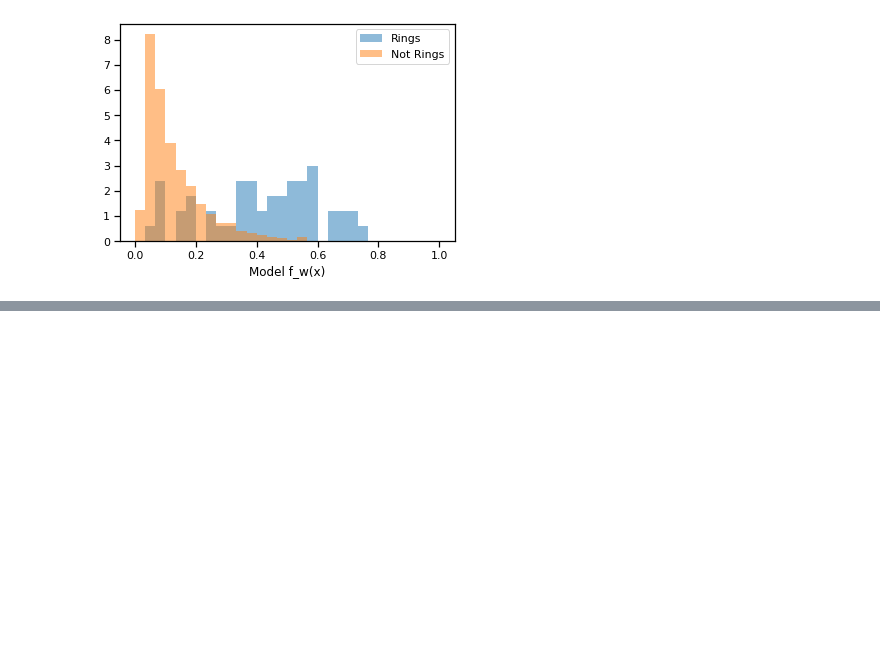
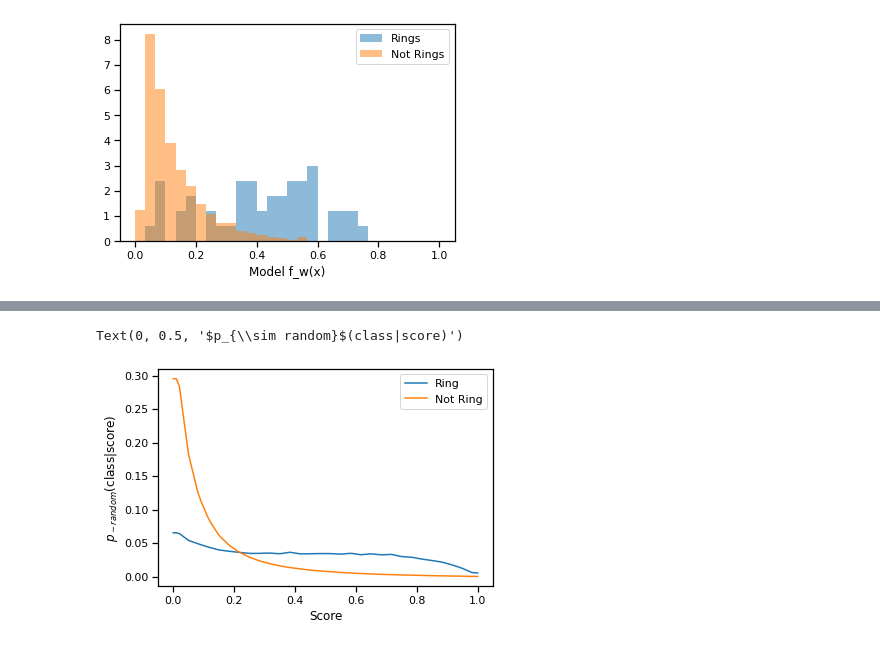
Before and after one commit to mwalmsley/morphology-tools, a Jupyter notebook: notebooks/mobile_experiment.ipynb, the cells around one changed output, grey strips where cells are left out. Drawn from its saved outputs; the diff is of its cells as text; code cells hidden in the pictures; blank space fills up the shorter version.

```diff
--- a/notebooks/mobile_experiment.ipynb
+++ b/notebooks/mobile_experiment.ipynb
@@ -281,2 +291,12 @@ array([2.95926316e-01, 1.81936842e-01, 1.20515789e-01, 8.38631579e-02,
+# %%
+x = np.linspace(0, 1., num=100)
+plt.plot(x, ring_rate_func(x), label='Ring')
+plt.plot(x, not_ring_rate_func(x), label='Not Ring')
+plt.legend()
+plt.xlabel('Score')
+plt.ylabel(r'$p_{\sim random}$(class|score)')
+# %% [output]
+Text(0, 0.5, '$p_{\\sim random}$(class|score)')
+[figure, added]
 # %%
 p_ring = vote_df['is_ring'].mean()
```
Also changed, not shown: parts of 24 cells of this notebook, 1 other file.
